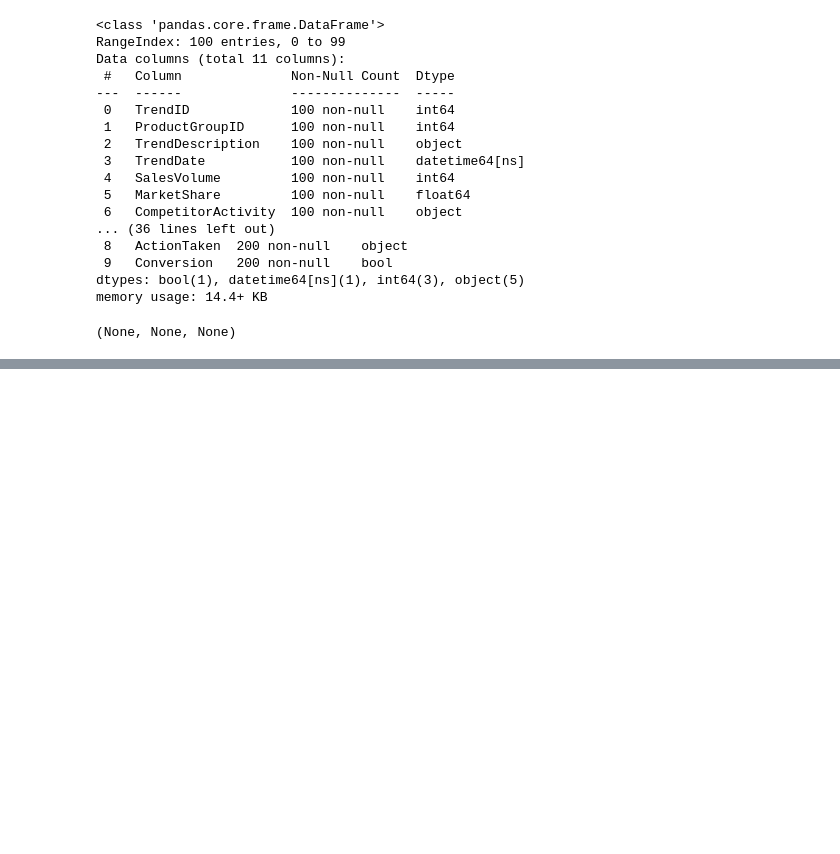
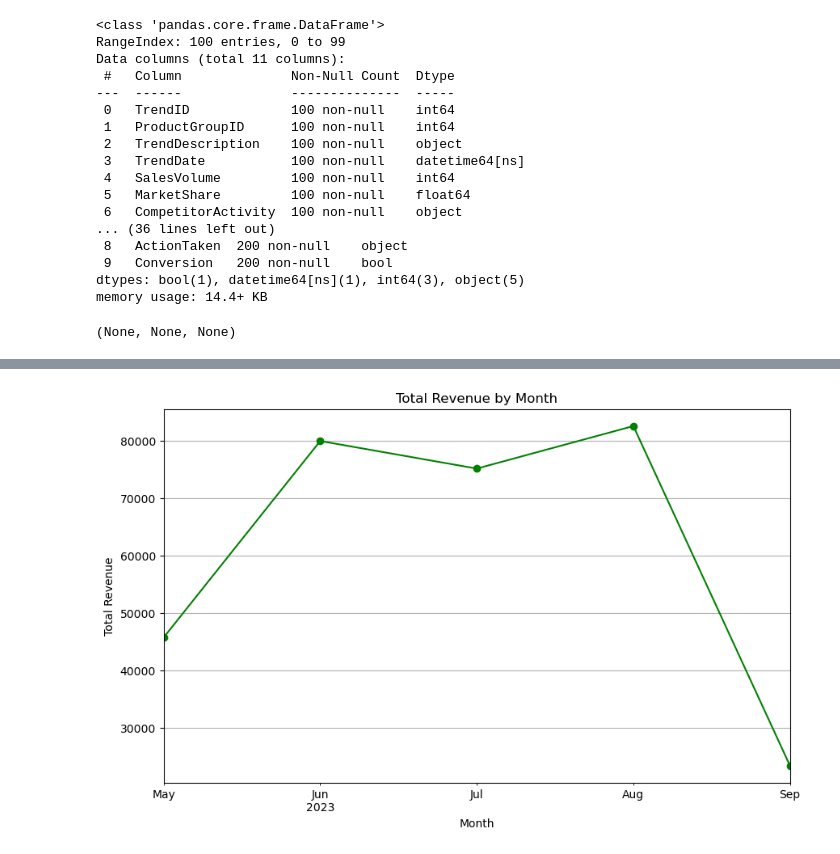
Before and after one commit to vvtruong27/BPS_ASM, a Jupyter notebook: ASM_Part2/businessProcessSupport.ipynb, the cells around one changed output, grey strips where cells are left out. Cells and saved outputs as stored; diff of their text form; code cells hidden in the pictures; blank space fills up the shorter version.

```diff
--- a/ASM_Part2/businessProcessSupport.ipynb
+++ b/ASM_Part2/businessProcessSupport.ipynb
@@ -141,0 +164,20 @@ website_access_category_df.to_csv('../cleanedDataset/cleaned_website_access_cate
+# %%
+# Ensure the SaleDate is in datetime format
+sale_df['SaleDate'] = pd.to_datetime(sale_df['SaleDate'])
+
+# Extract month and year from SaleDate
+sale_df['YearMonth'] = sale_df['SaleDate'].dt.to_period('M')
+
+# Aggregate total revenue by YearMonth
+monthly_revenue = sale_df.groupby('YearMonth')['TotalPrice'].sum()
+
+# Create the line chart
+plt.figure(figsize=(10, 6))
+monthly_revenue.plot(kind='line', marker='o', color='green')
+plt.xlabel('Month')
+plt.ylabel('Total Revenue')
+plt.title('Total Revenue by Month')
+plt.grid(True)
+plt.show()
+# %% [output]
+[figure, added]
```
Also changed, not shown: parts of 6 cells of this notebook.
